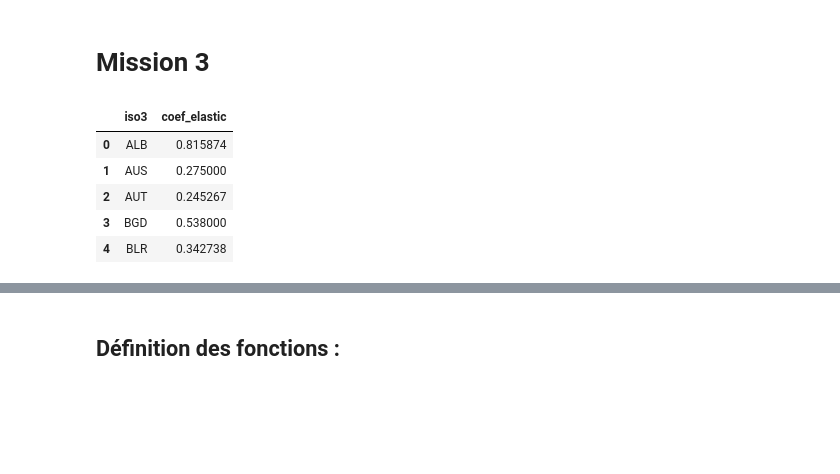
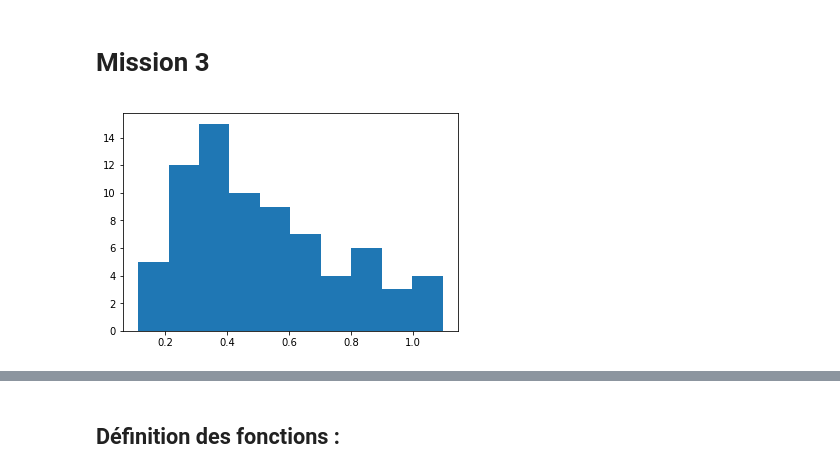
Before and after one commit to Julien-paulet/Projet_7, a Jupyter notebook: Effectuez_une_prediction_de_revenus_main_file.ipynb, the cells around one changed output, grey strips where cells are left out. Saved outputs shown, nothing was run; the diff lists cells and outputs as text; code cells hidden in the pictures; blank space fills up the shorter version.

```diff
--- a/Effectuez_une_prediction_de_revenus_main_file.ipynb
+++ b/Effectuez_une_prediction_de_revenus_main_file.ipynb
@@ -446,30 +448,26 @@ data_gini_fr[data_gini_fr['Country'] == 'France']
 # %%
 elasticite = pd.read_csv('coef_elasticite.csv')
 elasticite = elasticite.drop(columns=['region', 'Cores2125_MAcatC1', 'Shortfall0611_obs',
                                       'Shortfall0611_IGP', 'Shortfall1217_obs',
                                       'Shortfall1217_IGP', 'S1', 'S2', 'S3', 'MLD_psu',
                                       'survey', 'ThreeGen_IGPgsd', 'All2125_MEANp',
                                       'All2125_IGP', 'All2125_IGP', 'All2125_MAcatC1',
                                       'Cores2125_MEANp', 'Asher_Q4_IGpri',
                                       'ThreeGen_IGPp1', 'ThreeGen_IGPg1',
                                       'All2125_MEANc', 'Cores2125_MEANc',
                                       'Cores2125_IGP','fragile', 'Q4_IGpri',
                                       'BHQ1', 'BHQ2', 'BHQ3', 'BHQ4', 'Q4BH', 'Delta50',
                                       'IGP', 'NL1', 'NL2', 'COR', 'MAcatM', 'MAcatC1',
                                       'Q4child', 'ThreeGen_obs', 'C3', 'C4', 'C5',
                                       'MEANp', 'MEANc', 'SDp', 'SDc', 'P1', 'P2', 'P3',
                                       'P4', 'P5', 'C1', 'C2', 'GINIp', 'GINIc', 'cohort'])
 #Faire ça autrement, ça prend trop de temps de tout enlever à la main comme ça
 
 elasticite = elasticite.groupby(['countryname', 'iso3', 'IGEincome']).count()
 elasticite = elasticite.reset_index()
 elasticite = elasticite[['iso3', 'IGEincome']]
 elasticite = elasticite.rename(columns={'IGEincome':'coef_elastic'})
-elasticite.head()
+plt.hist(elasticite['coef_elastic'])
+plt.show()
 # %% [output]
-|  | iso3 | coef_elastic |
-| 0 | ALB | 0.815874 |
-| 1 | AUS | 0.275000 |
-| 2 | AUT | 0.245267 |
-| 3 | BGD | 0.538000 |
-| 4 | BLR | 0.342738 |
+[figure, added]
```
Also changed, not shown: parts of 23 cells of this notebook, 1 other file.
